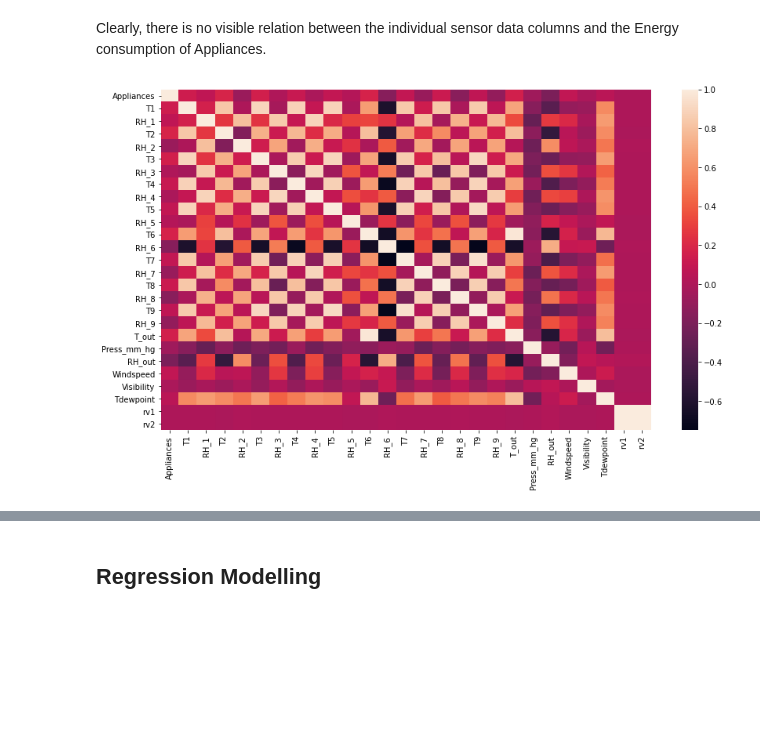
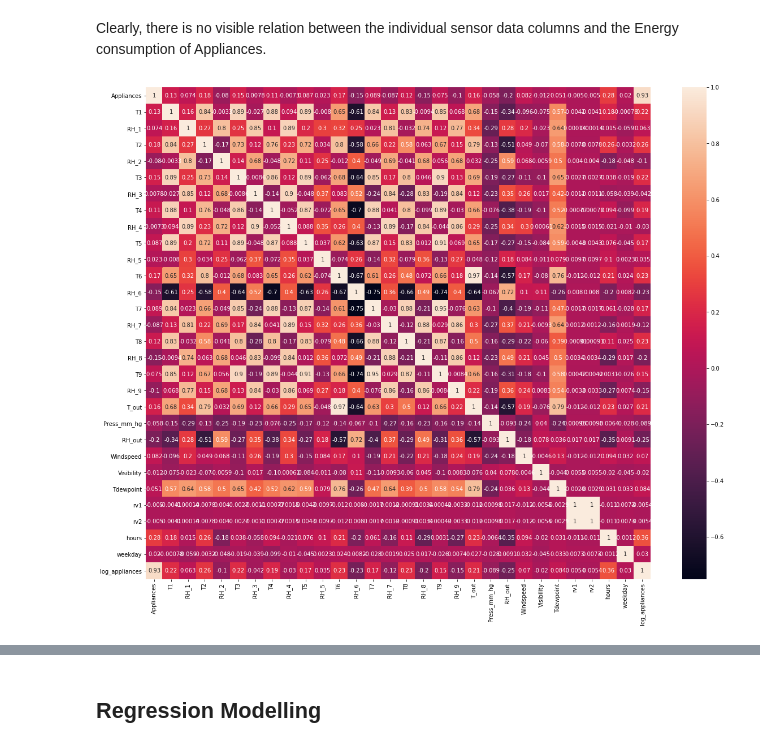
Before and after one commit to kapeeshvarma/Appliances-Energy-Prediction, a Jupyter notebook: Appliances_Energy_Prediction_Capstone_Project.ipynb, the cells around one changed output, grey strips where cells are left out. Cells and saved outputs as stored; diff of their text form; code cells hidden in the pictures; blank space fills up the shorter version.

```diff
--- a/Appliances_Energy_Prediction_Capstone_Project.ipynb
+++ b/Appliances_Energy_Prediction_Capstone_Project.ipynb
@@ -102,7 +106,3 @@ data.describe()
 # %%
 # Drop unwanted columns
 data.drop(columns=['lights'],inplace=True)
-# %%
-# Convert 'date' column to datetime
-data['date'] = pd.to_datetime(data['date'])
-data.info()
@@ -127,3 +109,12 @@ memory usage: 4.2 MB
+# %%
+# Add 'Hours' column from 'date' column
+data['hours']=(data['date'].str.split(':').str[0].str.split(" ").str[1]).astype(str).astype(int)
+
+# Add 'Weekday' column from 'date' column
+data['weekday'] = pd.to_datetime(data['date']).dt.weekday
+
+# Add log of energy consumption of appliances
+data['log_appliances'] = np.log(data.Appliances)
 # %%
 # Plot the distribution of Energy Consumption
 px.histogram(data, x='Appliances',marginal='box', title='Distribution of Energy Consumption of Appliances')
@@ -162,9 +153,9 @@ ax.legend(['RH_1','T1','Windspeed'])
 # %% [markdown]
 Clearly, there is no visible relation between the individual sensor data columns and the Energy consumption of Appliances.
 # %%
-# Explore the Correlation between the data columns
+# Explore the Correlation between the data
 fig, ax = plt.subplots()
-fig.set_size_inches(14, 8)
-ax = sns.heatmap(data.corr())
+fig.set_size_inches(20, 16)
+ax = sns.heatmap(data.corr(),annot=True)
 # %% [output]
-[figure, old version]
+[figure, new version]
```
Also changed, not shown: parts of 10 cells of this notebook.
